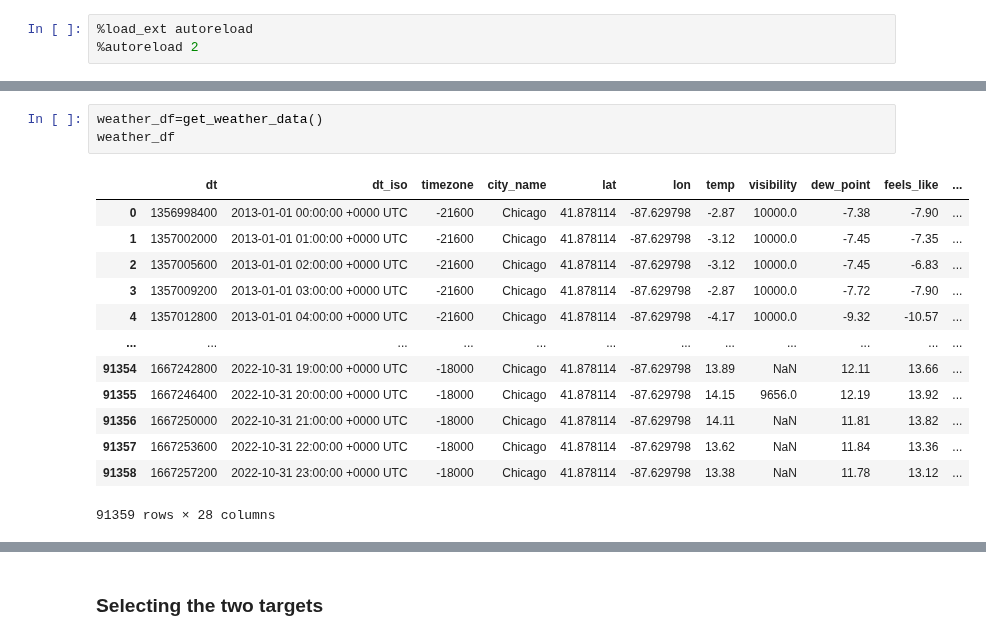
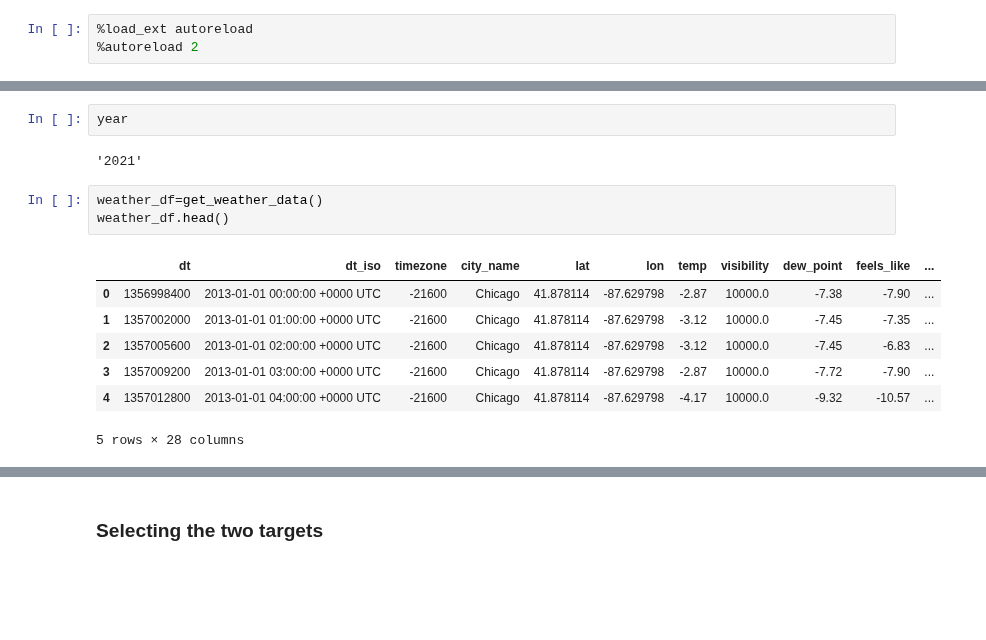
Before and after one commit to G-Dolle/DIVVY_BIKE, a Jupyter notebook: model.ipynb, the cells around one changed output, grey strips where cells are left out. Drawn from its saved outputs; the diff is of its cells as text; blank space fills up the shorter version.

```diff
--- a/model.ipynb
+++ b/model.ipynb
@@ -23,19 +22,17 @@ quarter=os.environ.get('DIVVY_QUARTER')
+# %%
+year
+# %% [output]
+'2021'
 # %%
 weather_df=get_weather_data()
-weather_df
+weather_df.head()
 # %% [output]
 |  | dt | dt_iso | timezone | city_name | lat | lon | temp | visibility | dew_point | feels_like | ... |
 | 0 | 1356998400 | 2013-01-01 00:00:00 +0000 UTC | -21600 | Chicago | 41.878114 | -87.629798 | -2.87 | 10000.0 | -7.38 | -7.90 | ... |
 | 1 | 1357002000 | 2013-01-01 01:00:00 +0000 UTC | -21600 | Chicago | 41.878114 | -87.629798 | -3.12 | 10000.0 | -7.45 | -7.35 | ... |
 | 2 | 1357005600 | 2013-01-01 02:00:00 +0000 UTC | -21600 | Chicago | 41.878114 | -87.629798 | -3.12 | 10000.0 | -7.45 | -6.83 | ... |
 | 3 | 1357009200 | 2013-01-01 03:00:00 +0000 UTC | -21600 | Chicago | 41.878114 | -87.629798 | -2.87 | 10000.0 | -7.72 | -7.90 | ... |
 | 4 | 1357012800 | 2013-01-01 04:00:00 +0000 UTC | -21600 | Chicago | 41.878114 | -87.629798 | -4.17 | 10000.0 | -9.32 | -10.57 | ... |
-| ... | ... | ... | ... | ... | ... | ... | ... | ... | ... | ... | ... |
-| 91354 | 1667242800 | 2022-10-31 19:00:00 +0000 UTC | -18000 | Chicago | 41.878114 | -87.629798 | 13.89 | NaN | 12.11 | 13.66 | ... |
-| 91355 | 1667246400 | 2022-10-31 20:00:00 +0000 UTC | -18000 | Chicago | 41.878114 | -87.629798 | 14.15 | 9656.0 | 12.19 | 13.92 | ... |
-| 91356 | 1667250000 | 2022-10-31 21:00:00 +0000 UTC | -18000 | Chicago | 41.878114 | -87.629798 | 14.11 | NaN | 11.81 | 13.82 | ... |
-| 91357 | 1667253600 | 2022-10-31 22:00:00 +0000 UTC | -18000 | Chicago | 41.878114 | -87.629798 | 13.62 | NaN | 11.84 | 13.36 | ... |
-| 91358 | 1667257200 | 2022-10-31 23:00:00 +0000 UTC | -18000 | Chicago | 41.878114 | -87.629798 | 13.38 | NaN | 11.78 | 13.12 | ... |
-91359 rows × 28 columns
+5 rows × 28 columns
 # %%
 trips_df=get_divvy_data(year,quarter)
```
Also changed, not shown: parts of 58 cells of this notebook, 14 other files.
